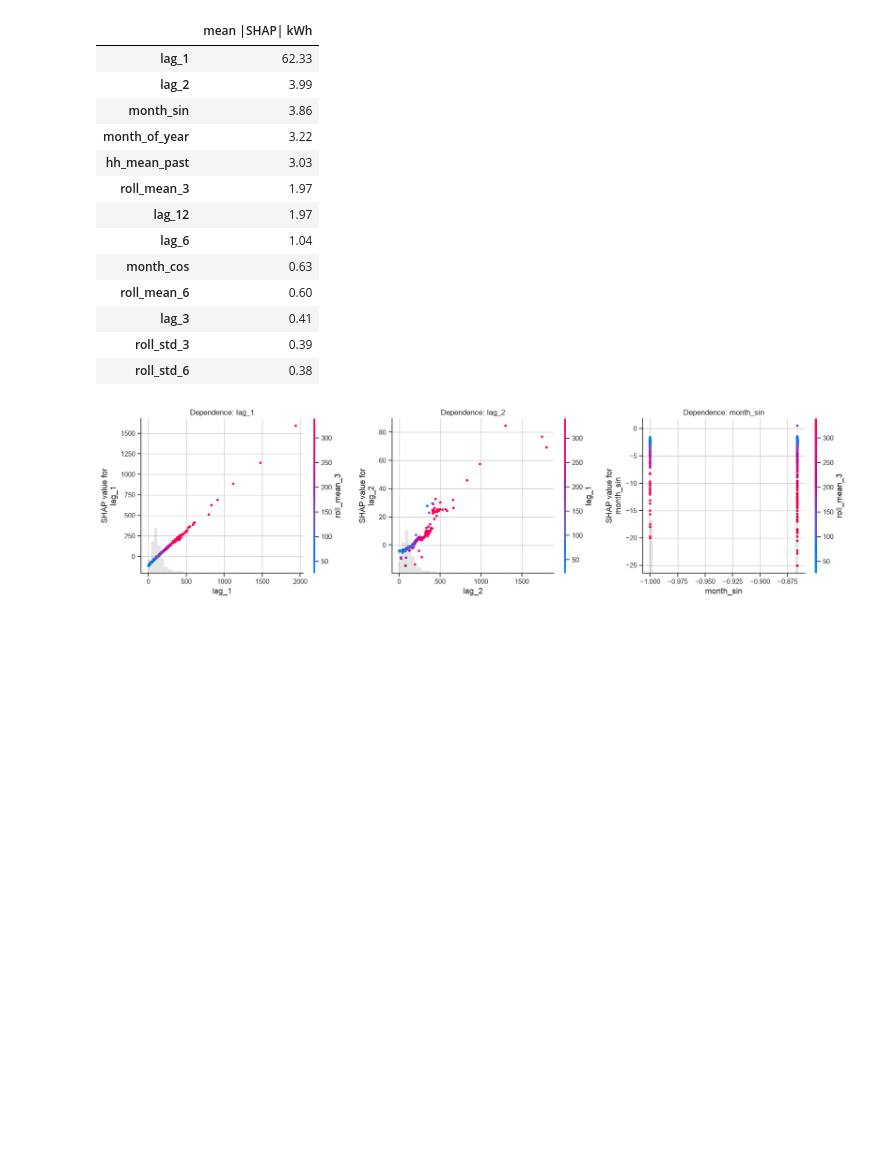
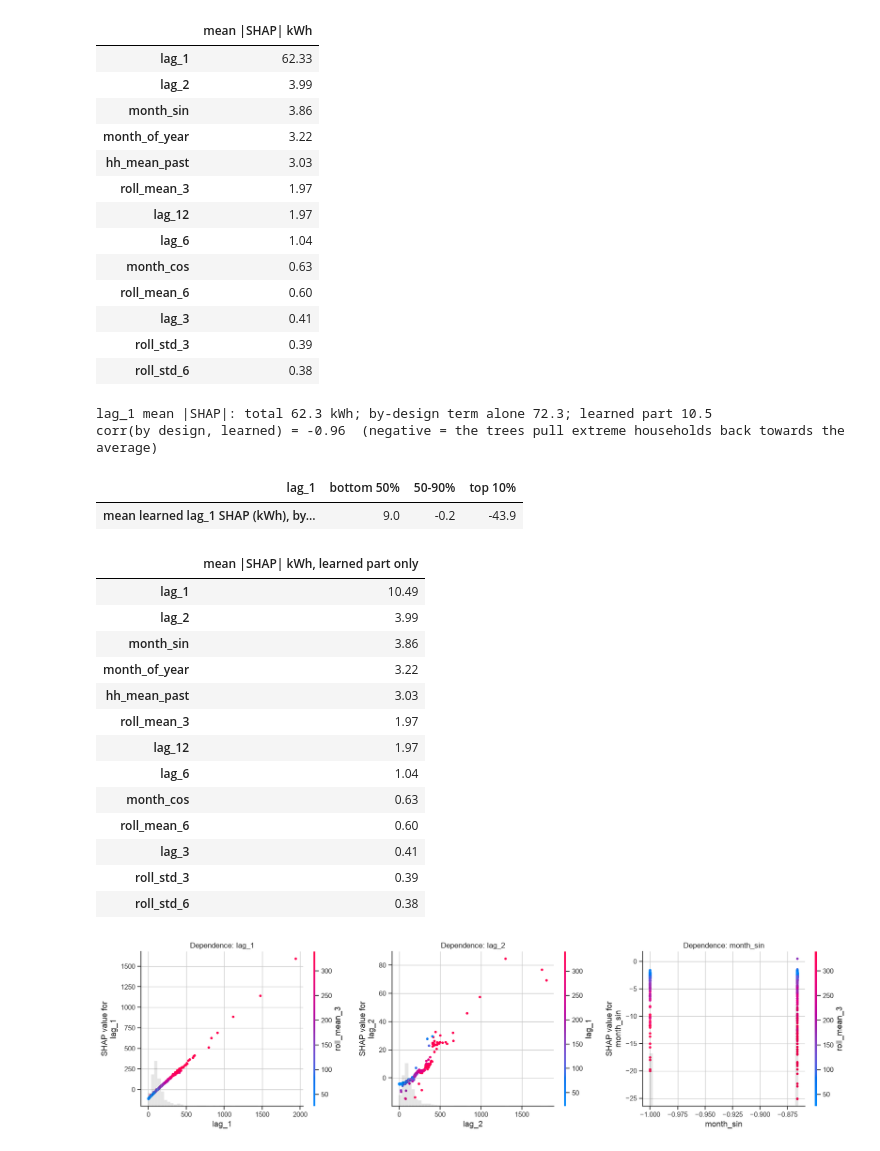
Before and after one commit to SornXoXo/recon-sl-electricity-forecasting, a Jupyter notebook: notebooks/electricity_forecasting.ipynb, the cells around one changed output. Saved outputs shown, nothing was run; the diff lists cells and outputs as text; code cells hidden in the pictures; blank space fills up the shorter version.

Commit message:
Clarify SHAP decomposition and month confounding

```diff
--- a/notebooks/electricity_forecasting.ipynb
+++ b/notebooks/electricity_forecasting.ipynb
@@ -810,6 +812,42 @@ importance.round(2).to_frame("mean |SHAP| kWh")
 | lag_3 | 0.41 |
 | roll_std_3 | 0.39 |
 | roll_std_6 | 0.38 |
+# %%
+# Separate lag_1's SHAP into the part fixed by design (the identity term lag_1 - mean(lag_1))
+# and the part the trees actually learned. Only meaningful for the change-target wrapper.
+if isinstance(best_model, M.ChangeTargetRegressor):
+    j = FEATURES.index("lag_1")
+    by_design = X_shap["lag_1"].values - best_model.base_mean_
+    learned = sv.values[:, j] - by_design
+    print(f"lag_1 mean |SHAP|: total {np.abs(sv.values[:, j]).mean():.1f} kWh; "
+          f"by-design term alone {np.abs(by_design).mean():.1f}; learned part {np.abs(learned).mean():.1f}")
+    print(f"corr(by design, learned) = {np.corrcoef(by_design, learned)[0, 1]:.2f}  "
+          "(negative = the trees pull extreme households back towards the average)")
+    q = pd.qcut(X_shap["lag_1"], [0, .5, .9, 1], labels=["bottom 50%", "50-90%", "top 10%"])
+    display(pd.Series(learned, index=X_shap.index).groupby(q, observed=True).mean().round(1)
+            .to_frame("mean learned lag_1 SHAP (kWh), by lag_1 band").T)
+    learned_imp = importance.copy()
+    learned_imp["lag_1"] = np.abs(learned).mean()
+    display(learned_imp.sort_values(ascending=False).round(2).to_frame("mean |SHAP| kWh, learned part only"))
+# %% [output]
+lag_1 mean |SHAP|: total 62.3 kWh; by-design term alone 72.3; learned part 10.5
+corr(by design, learned) = -0.96  (negative = the trees pull extreme households back towards the average)
+| lag_1 | bottom 50% | 50-90% | top 10% |
+| mean learned lag_1 SHAP (kWh), by... | 9.0 | -0.2 | -43.9 |
+|  | mean |SHAP| kWh, learned part only |
+| lag_1 | 10.49 |
+| lag_2 | 3.99 |
+| month_sin | 3.86 |
+| month_of_year | 3.22 |
+| hh_mean_past | 3.03 |
+| roll_mean_3 | 1.97 |
+| lag_12 | 1.97 |
+| lag_6 | 1.04 |
+| month_cos | 0.63 |
+| roll_mean_6 | 0.60 |
+| lag_3 | 0.41 |
+| roll_std_3 | 0.39 |
+| roll_std_6 | 0.38 |
 # %%
 top3 = importance.index[:3].tolist()
 fig, axes = plt.subplots(1, 3, figsize=(17, 4.5))
```
Also changed, not shown: parts of 8 cells of this notebook, 10 other files.
